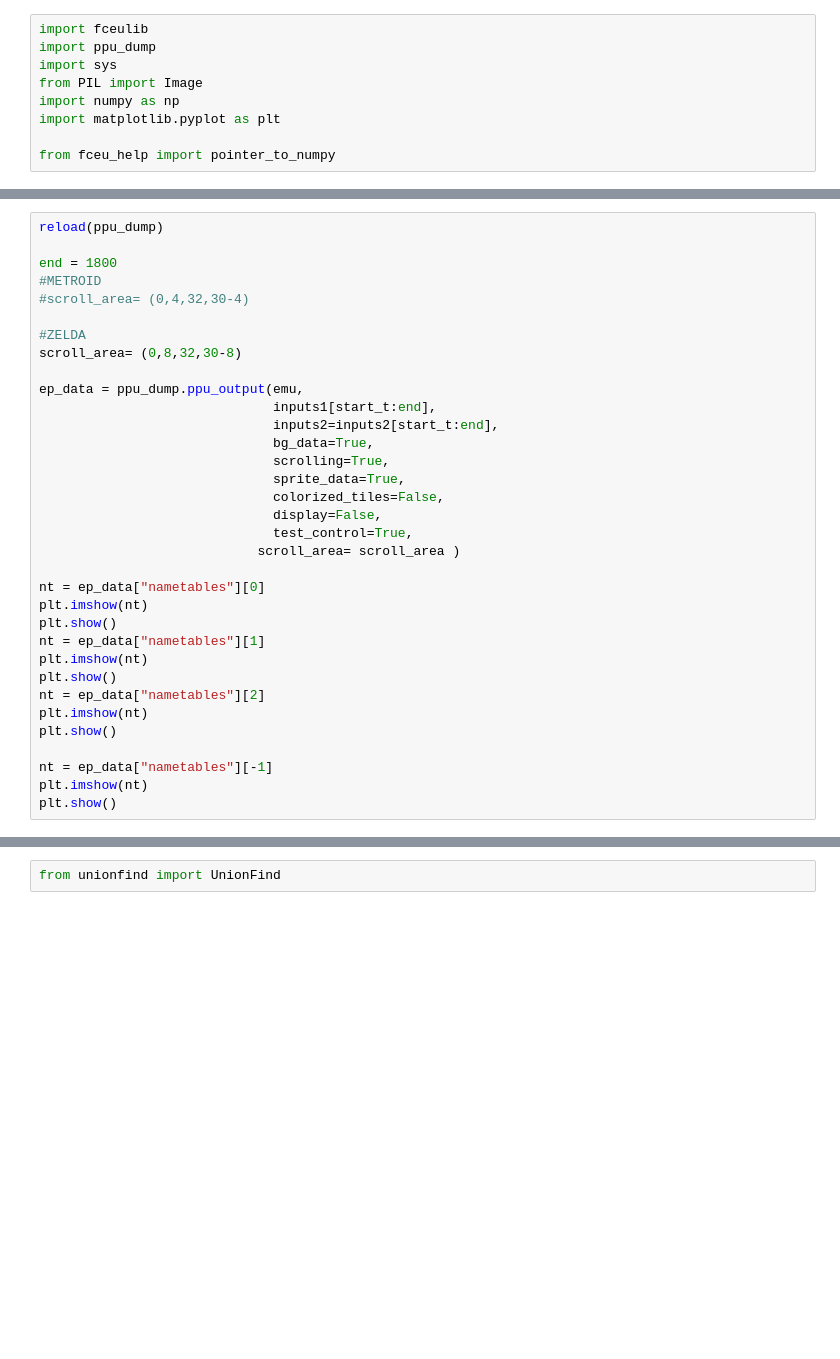
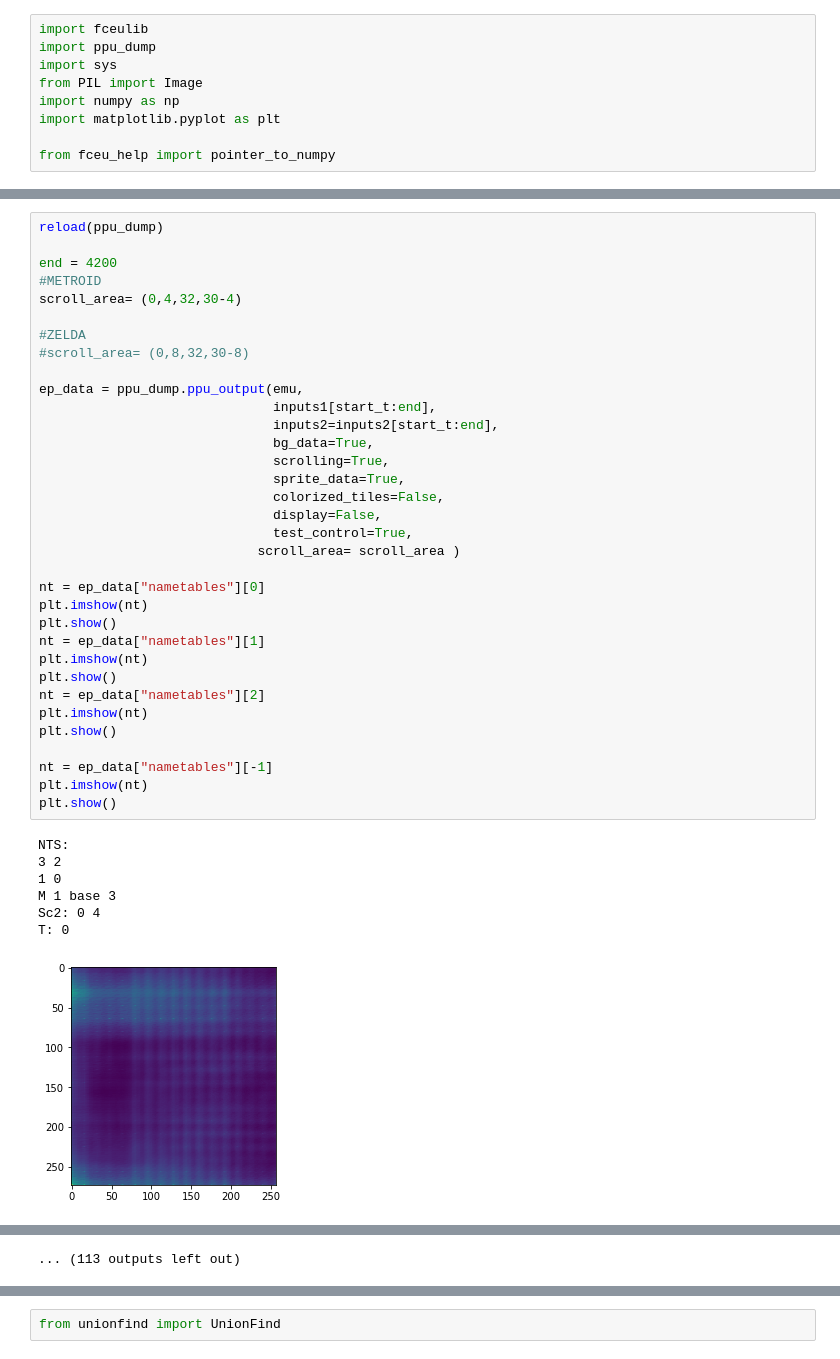
Before and after one commit to JoeOsborn/mechlearn, a Jupyter notebook: mechlearn/mappy.ipynb, the cells around one changed output, grey strips where cells are left out. Saved outputs shown, nothing was run; the diff lists cells and outputs as text; blank space fills up the shorter version.

```diff
--- a/mechlearn/mappy.ipynb
+++ b/mechlearn/mappy.ipynb
@@ -51,34 +53,42 @@ plt.show()
 # %%
 reload(ppu_dump)
 
-end = 1800
+end = 4200
 #METROID
-#scroll_area= (0,4,32,30-4)
+scroll_area= (0,4,32,30-4)
 
 #ZELDA
-scroll_area= (0,8,32,30-8)
+#scroll_area= (0,8,32,30-8)
 
 ep_data = ppu_dump.ppu_output(emu,
                               inputs1[start_t:end],
                               inputs2=inputs2[start_t:end],
                               bg_data=True,
                               scrolling=True,
                               sprite_data=True,
                               colorized_tiles=False,
                               display=False,
                               test_control=True,
                             scroll_area= scroll_area )
 
 nt = ep_data["nametables"][0]
 plt.imshow(nt)
 plt.show()
 nt = ep_data["nametables"][1]
 plt.imshow(nt)
 plt.show()
 nt = ep_data["nametables"][2]
 plt.imshow(nt)
 plt.show()
 
 nt = ep_data["nametables"][-1]
 plt.imshow(nt)
 plt.show()
+# %% [output]
+NTS:
+3 2
+1 0
+M 1 base 3
+Sc2: 0 4
+T: 0
+[figure, added]
@@ -85,3 +137,4 @@ plt.show()
+... (113 outputs left out)
 # %%
 posx, posy = 0, 0
 nt_total = {}
```
Also changed, not shown: parts of 3 cells of this notebook.
